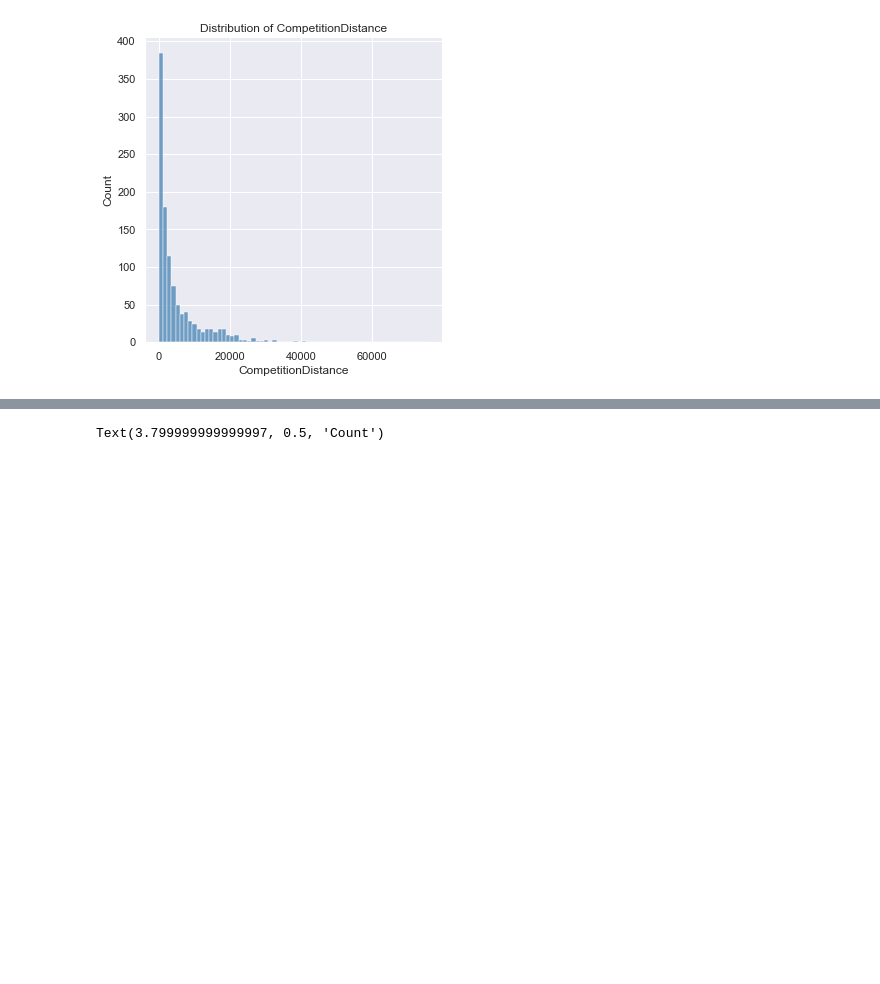
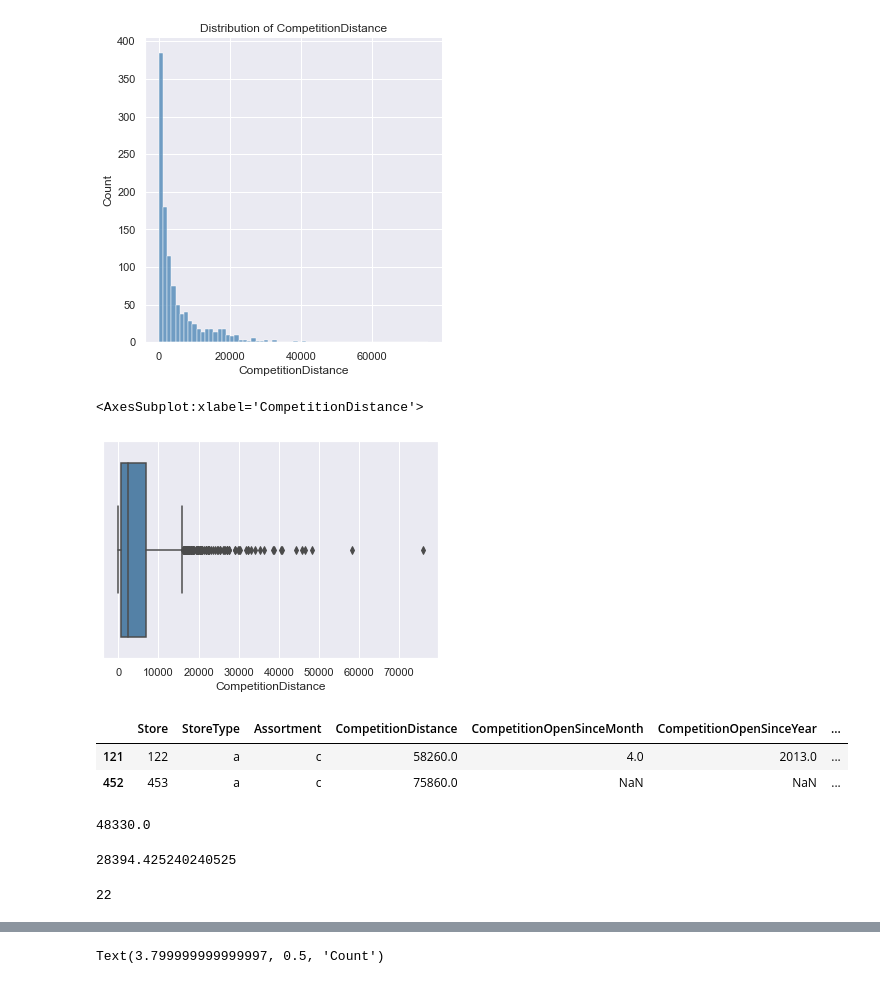
Before and after one commit to CYCCCCC/store_sales_prediction, a Jupyter notebook: store_sales.ipynb, the cells around one changed output, grey strips where cells are left out. Drawn from its saved outputs; the diff is of its cells as text; code cells hidden in the pictures; blank space fills up the shorter version.

```diff
--- a/store_sales.ipynb
+++ b/store_sales.ipynb
@@ -122,3 +122,18 @@ plt.ylabel('Count')
 # %% [output]
 Text(3.799999999999997, 0.5, 'Count')
 [figure]
+# %%
+sns.boxplot(x=store['CompetitionDistance'], color='steelblue')
+# %% [output]
+<AxesSubplot:xlabel='CompetitionDistance'>
+[figure, added]
+# %%
+store[store['CompetitionDistance']>50000]
+# %% [output]
+|  | Store | StoreType | Assortment | CompetitionDistance | CompetitionOpenSinceMonth | CompetitionOpenSinceYear | ... |
+| 121 | 122 | a | c | 58260.0 | 4.0 | 2013.0 | ... |
+| 452 | 453 | a | c | 75860.0 | NaN | NaN | ... |
+# %%
+store[store['CompetitionDistance']<50000]['CompetitionDistance'].max()
+# %% [output]
+48330.0
@@ -124,0 +145,8 @@ Text(3.799999999999997, 0.5, 'Count')
+# %%
+upper
+# %% [output]
+28394.425240240525
+# %%
+store[store['CompetitionDistance']>upper]['Store'].count()
+# %% [output]
+22
```
Also changed, not shown: parts of 20 cells of this notebook.
